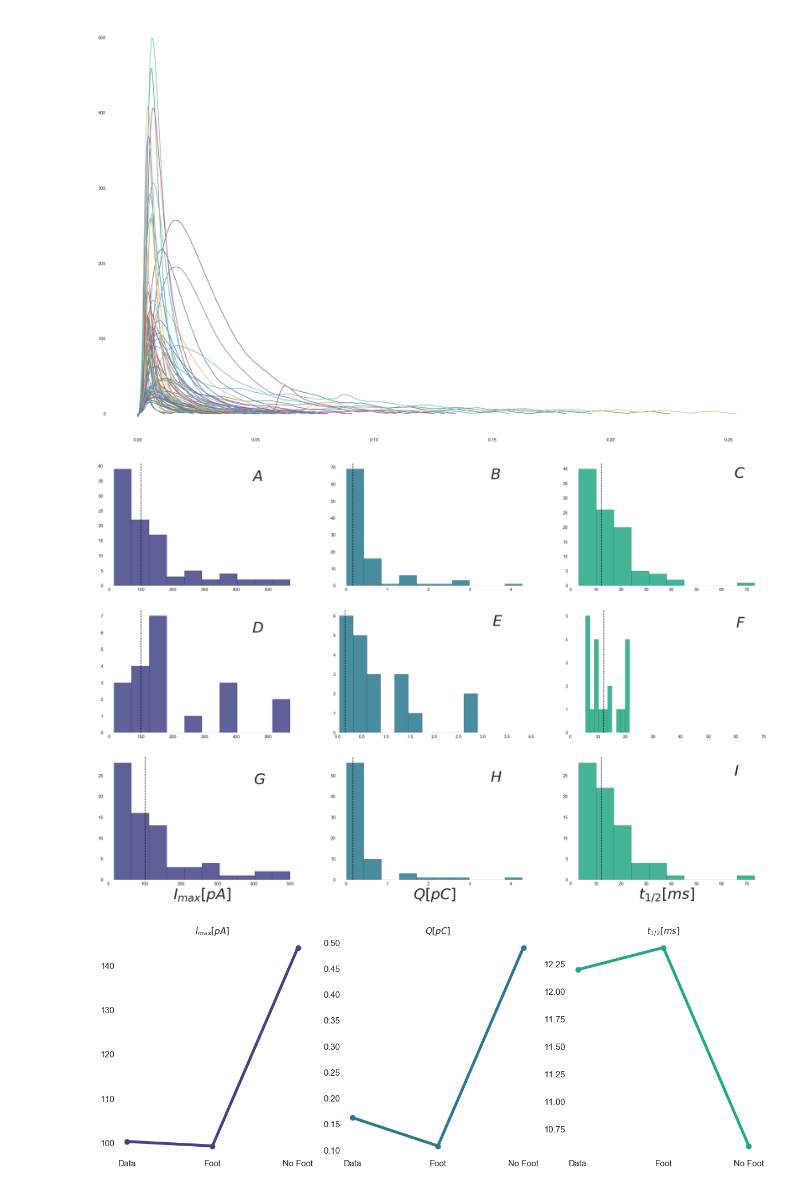
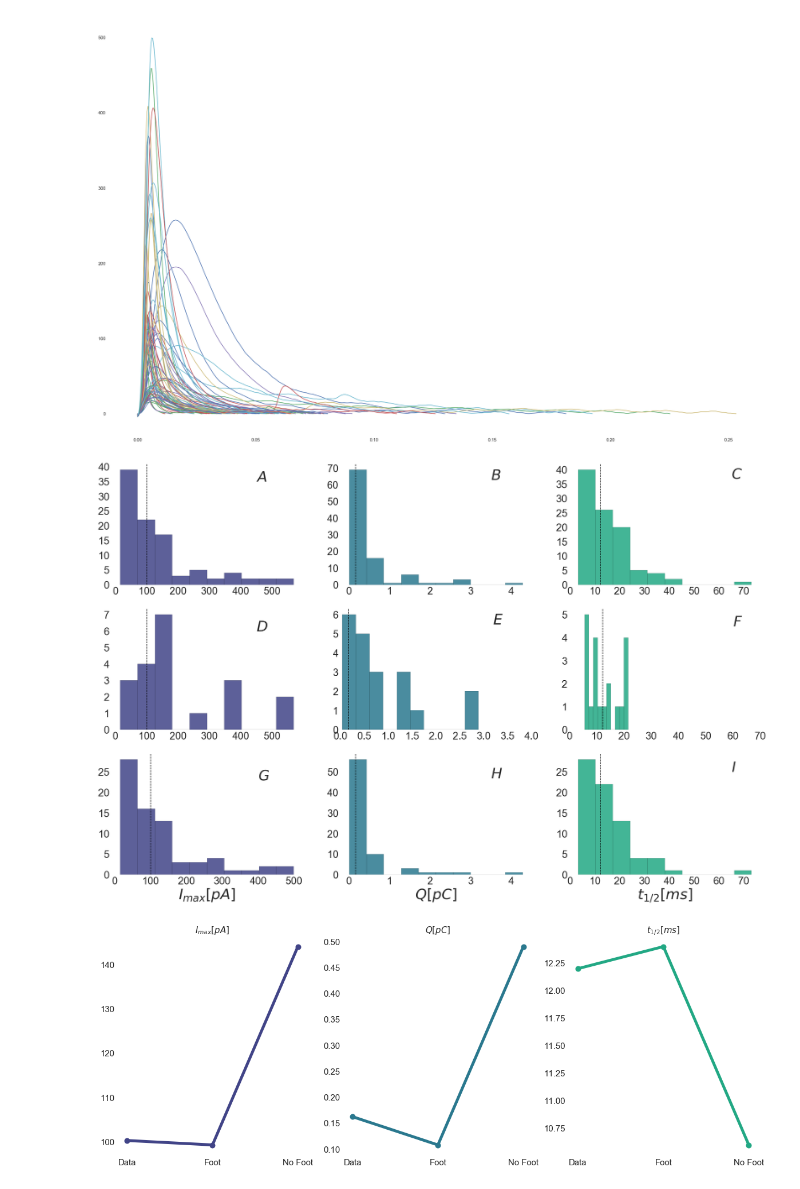
Before and after one commit to jpalma-espinosa/Amperometria-UV, a Jupyter notebook: datos/Registro/ntbk/analisis con pandas.ipynb, the cells around one changed output. Saved outputs shown, nothing was run; the diff lists cells and outputs as text; code cells hidden in the pictures.

```diff
--- a/datos/Registro/ntbk/analisis con pandas.ipynb
+++ b/datos/Registro/ntbk/analisis con pandas.ipynb
@@ -6,15 +6,15 @@ from pandas.plotting import scatter_matrix
 import seaborn as sns
 from numpy import genfromtxt
 # %%
-
 #load data
 fileName = '../EGFPv EXP8-processed.csv'
 recording = genfromtxt('../EGFPv EXP8-recording.csv', delimiter=',')
 idx = genfromtxt('../EGFPv EXP8-init_end.csv', delimiter=',')
 
 
+#create pandas dataframe
 df = pd.read_csv(fileName, header=None)
-df.columns = ['I_max[pA]', 't_half[ms]', 'Q[pC]', 'I_foot[pA]', 't_foot[ms]', 'Q_foot[pC]']
+df.columns = ['I_max[pA]', 't_half[ms]', 'Q[pC]', 'I_foot[pA]', 't_foot[ms]', 'Q_foot[pC]', 't_init', 't_peak','t_foot', 't_end']
 # %%
 def plot_spikes(df,idx, recording, flag):
     index_review = np.array(df.index)
@@ -203,36 +205,36 @@ axes[2,1].text(3.5,47, '${H}$', fontsize=50)
 #t_half: all data, no foot data, foot data
 axes[0,2].hist(df['t_half[ms]'], bins=10 , color = color[2], alpha = 0.85, histtype='bar', ec='black')
 axes[0,2].axvline(np.median(df['t_half[ms]']), ls = '--', color = 'black')
 axes[0,2].grid('off')
 axes[0,2].set_facecolor('white')
 axes[0,2].text(65,37, '${C}$', fontsize=50)
 
 axes[1,2].hist(with_foot_amplitude['t_half[ms]'],  color = color[2], alpha = 0.85, histtype='bar', ec='black')
 axes[1,2].axvline(np.median(df['t_half[ms]']), ls = '--', color = 'black')
 axes[1,2].grid('off')
 axes[1,2].set_facecolor('white')
 axes[1,2].set_xlim(0,70)
 axes[1,2].text(60,4.5, '${F}$', fontsize=50)
 
 axes[2,2].hist(without_foot['t_half[ms]'],  color = color[2], alpha = 0.85, histtype='bar', ec='black')
 axes[2,2].axvline(np.median(df['t_half[ms]']), ls = '--', color = 'black')
 axes[2,2].set_xlabel('$t_{1/2}[ms]$', fontsize = 50)
 axes[2,2].grid('off')
 axes[2,2].set_facecolor('white')
 axes[2,2].text(65,25, '${I}$', fontsize=50)
 
 
 
 for i in range(3):
     for j in range(3):
         for tick in axes[i,j].xaxis.get_major_ticks():
-                        tick.label.set_fontsize(15)
+                        tick.label.set_fontsize(35)
         for tick in axes[i,j].yaxis.get_major_ticks():
-                        tick.label.set_fontsize(15)
+                        tick.label.set_fontsize(35)
 
 plt.show()
 # %% [output]
-[figure, old version]
+[figure, new version]
 # %%
 medians = pd.DataFrame([I_medians,Q_medians,t_medians], ['$I_{max}$','$Q$', '$t_{1/2}$' ])
 medians.columns = ['Data','Foot','No Foot']
```
Also changed, not shown: parts of 9 cells of this notebook, 30 other files.
